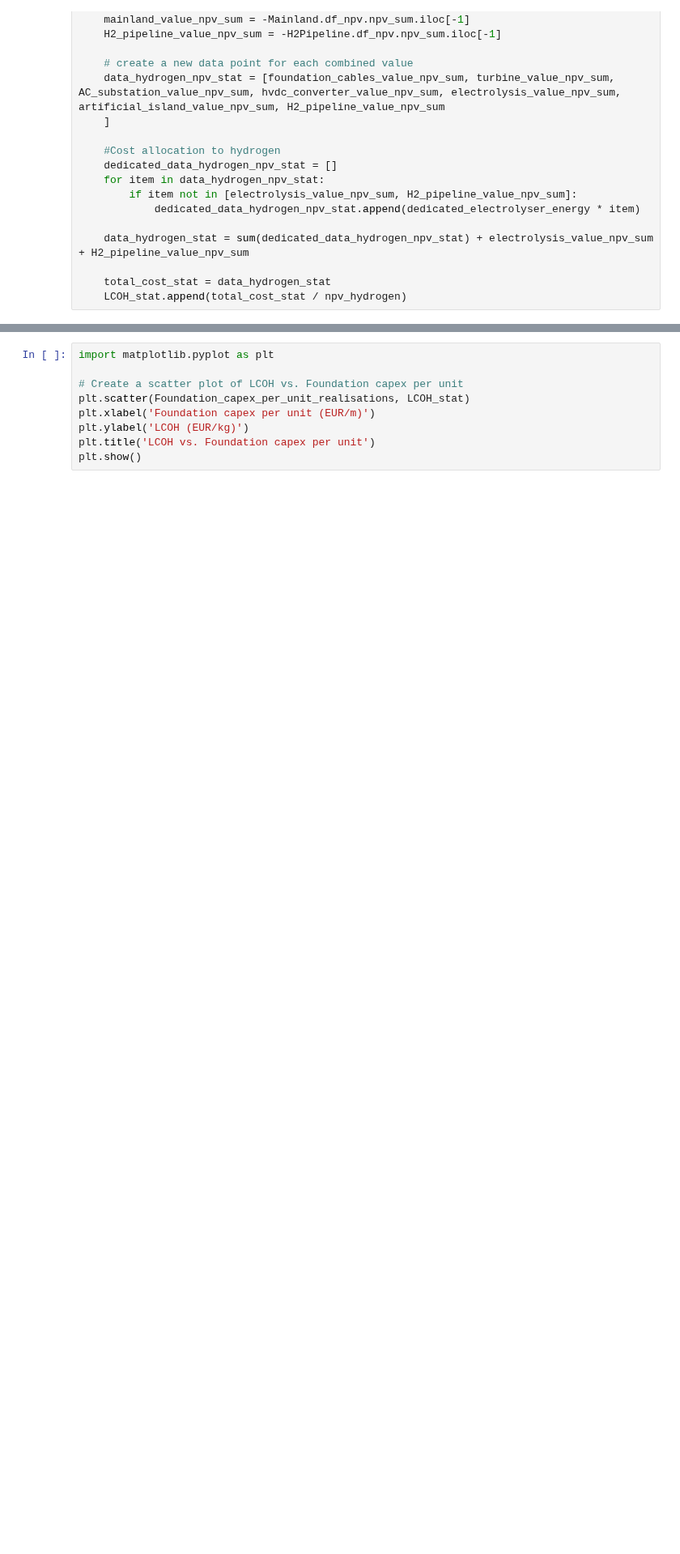
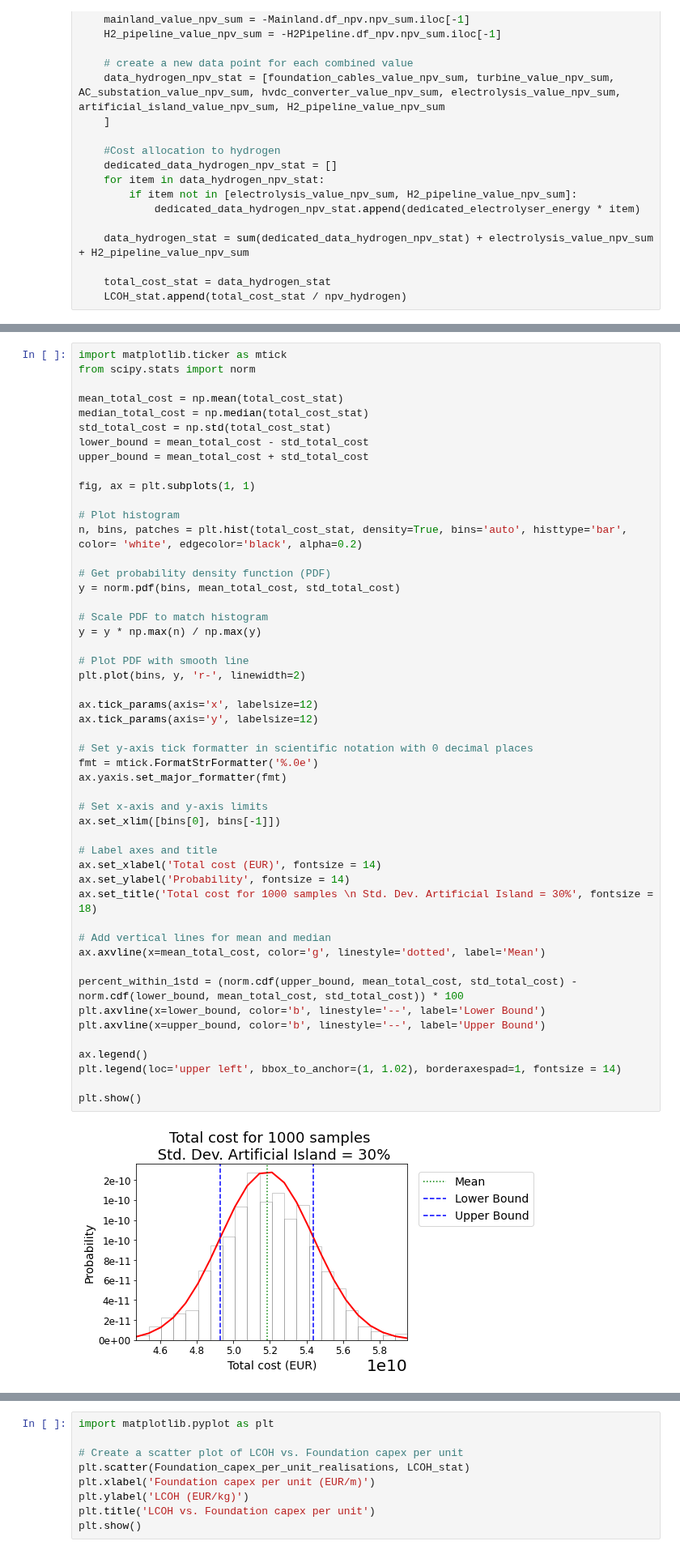
Before and after one commit to VanOord/OpenSCSim, a Jupyter notebook: MC Analysis & Sensitivity Analysis - Scenario 3.ipynb, the cells around one changed output, grey strips where cells are left out. Shown at 81% size. Cells and saved outputs as stored; diff of their text form; blank space fills up the shorter version.

```diff
--- a/MC Analysis & Sensitivity Analysis - Scenario 3.ipynb
+++ b/MC Analysis & Sensitivity Analysis - Scenario 3.ipynb
@@ -1314,0 +1402,52 @@ LCOH_stat
+# %%
+import matplotlib.ticker as mtick
+from scipy.stats import norm
+
+mean_total_cost = np.mean(total_cost_stat)
+median_total_cost = np.median(total_cost_stat)
+std_total_cost = np.std(total_cost_stat)
+lower_bound = mean_total_cost - std_total_cost
+upper_bound = mean_total_cost + std_total_cost
+
+fig, ax = plt.subplots(1, 1)
+
+# Plot histogram
+n, bins, patches = plt.hist(total_cost_stat, density=True, bins='auto', histtype='bar', color= 'white', edgecolor='black', alpha=0.2)
+
+# Get probability density function (PDF)
+y = norm.pdf(bins, mean_total_cost, std_total_cost)
+
+# Scale PDF to match histogram
+y = y * np.max(n) / np.max(y)
+
+# Plot PDF with smooth line
+plt.plot(bins, y, 'r-', linewidth=2)
+
+ax.tick_params(axis='x', labelsize=12)
+ax.tick_params(axis='y', labelsize=12)
+
+# Set y-axis tick formatter in scientific notation with 0 decimal places
+fmt = mtick.FormatStrFormatter('%.0e')
+ax.yaxis.set_major_formatter(fmt)
+
+# Set x-axis and y-axis limits
+ax.set_xlim([bins[0], bins[-1]])
+
+# Label axes and title
+ax.set_xlabel('Total cost (EUR)', fontsize = 14)
+ax.set_ylabel('Probability', fontsize = 14)
+ax.set_title('Total cost for 1000 samples \n Std. Dev. Artificial Island = 30%', fontsize = 18)
+
+# Add vertical lines for mean and median
+ax.axvline(x=mean_total_cost, color='g', linestyle='dotted', label='Mean')
+
+percent_within_1std = (norm.cdf(upper_bound, mean_total_cost, std_total_cost) - norm.cdf(lower_bound, mean_total_cost, std_total_cost)) * 100
+plt.axvline(x=lower_bound, color='b', linestyle='--', label='Lower Bound')
+plt.axvline(x=upper_bound, color='b', linestyle='--', label='Upper Bound')
+
+ax.legend()
+plt.legend(loc='upper left', bbox_to_anchor=(1, 1.02), borderaxespad=1, fontsize = 14)
+
+plt.show()
+# %% [output]
+[figure, added]
```
Also changed, not shown: parts of 6 cells of this notebook, 3 other files.
